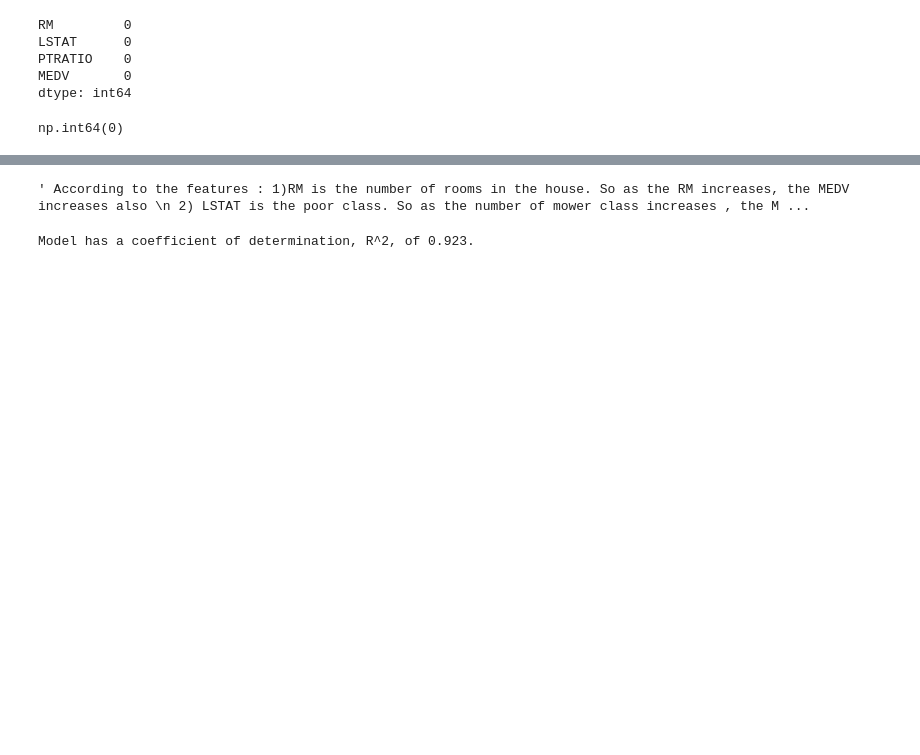
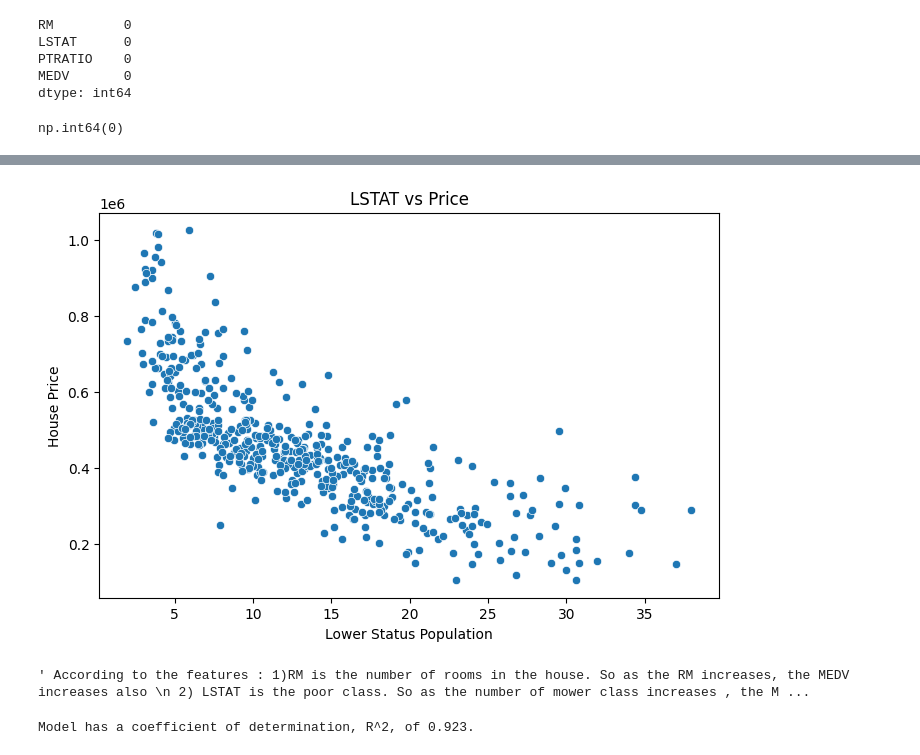
Before and after one commit to aya123963/DEPI-4, a Jupyter notebook: ML1project/ML1.ipynb, the cells around one changed output, grey strips where cells are left out. Drawn from its saved outputs; the diff is of its cells as text; code cells hidden in the pictures; blank space fills up the shorter version.

```diff
--- a/ML1project/ML1.ipynb
+++ b/ML1project/ML1.ipynb
@@ -104,3 +140,14 @@ np.int64(0)
+# %%
+plt.figure(figsize=(8,5))
+sns.scatterplot(x=data['LSTAT'], y=data['MEDV'])
+
+plt.title("LSTAT vs Price")
+plt.xlabel("Lower Status Population")
+plt.ylabel("House Price")
+
+plt.show()
+# %% [output]
+[figure, added]
 # %%
 ''' According to the features : 1)RM is the number of rooms in the house. So as the RM increases, the MEDV increases also
  2) LSTAT is the poor class. So as the number of mower class increases , the MEDV decreases
```
Also changed, not shown: parts of 3 cells of this notebook, 1 other file.
